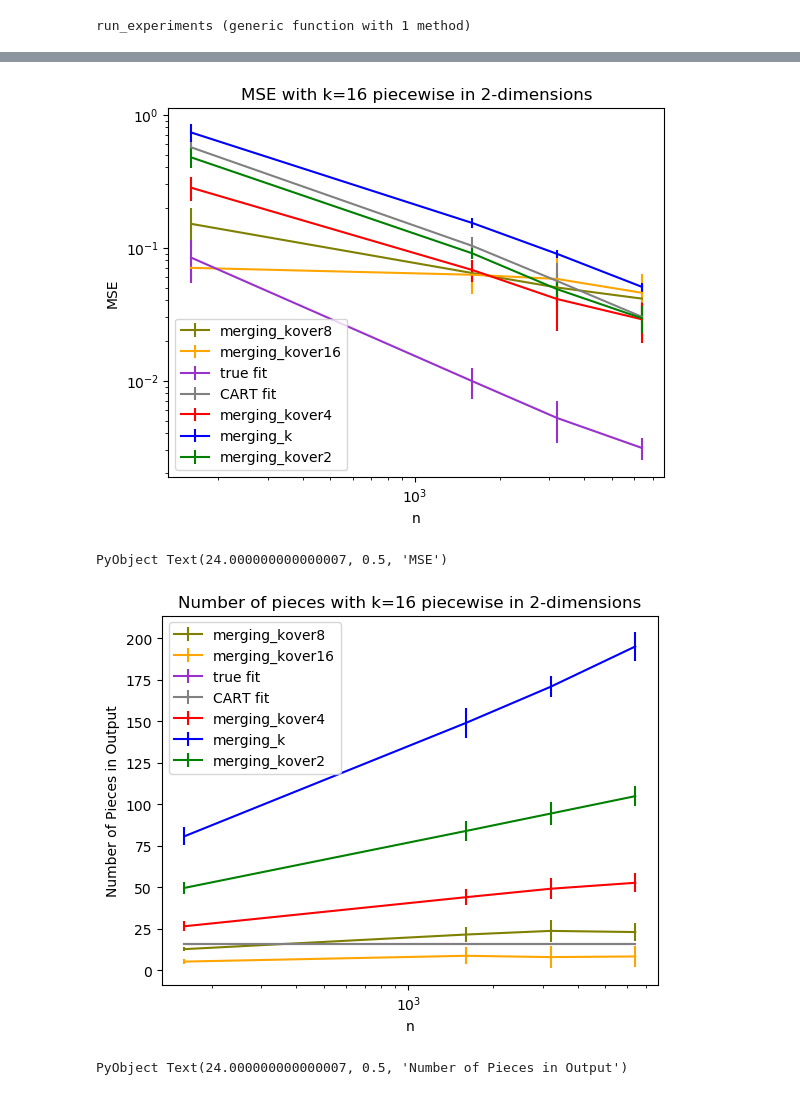
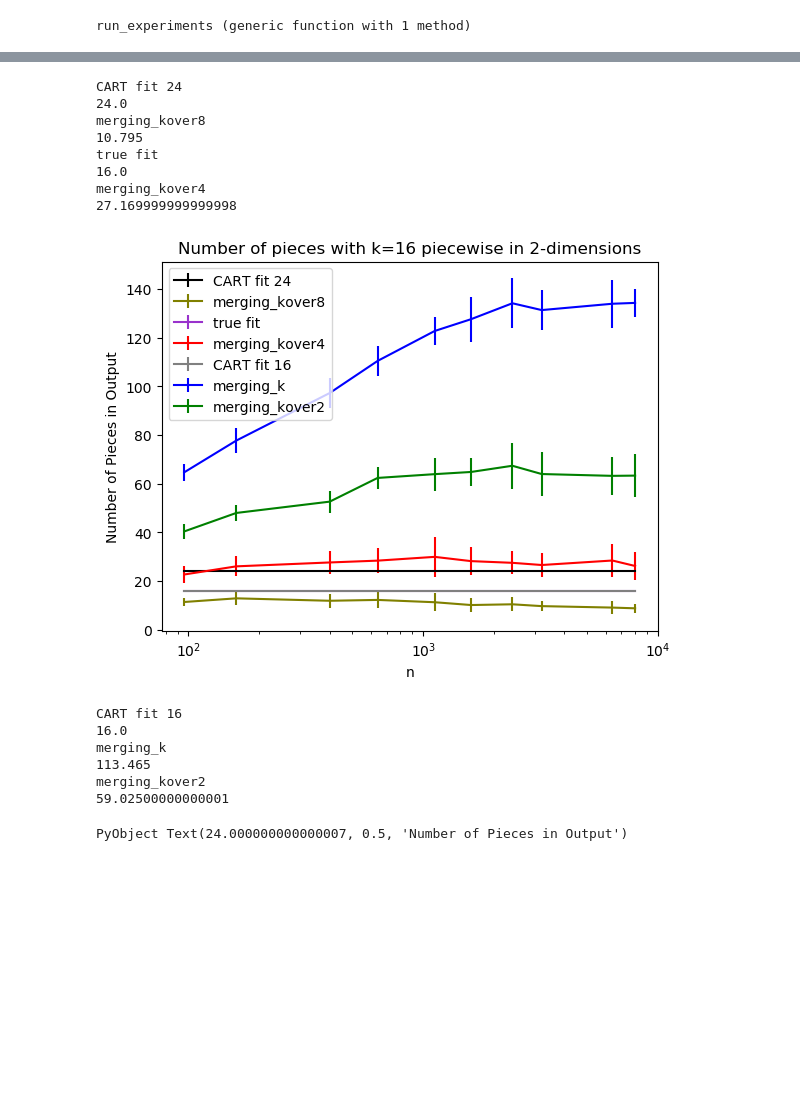
Before and after one commit to avoloshinov/multidimensional-segmented-regression, a Jupyter notebook: src/testing/synthetic_data_experiments_constant.ipynb, the cells around one changed output, grey strips where cells are left out. Saved outputs shown, nothing was run; the diff lists cells and outputs as text; code cells hidden in the pictures; blank space fills up the shorter version.

```diff
--- a/src/testing/synthetic_data_experiments_constant.ipynb
+++ b/src/testing/synthetic_data_experiments_constant.ipynb
@@ -13,10 +12,10 @@ include("synthetic_experiments_constant.jl")
 run_experiments (generic function with 1 method)
 # %%
 #Set parameters
-num_trials = 10
+num_trials = 20
 sigma = 1.0
 k=16                             # true number of pieces/rectangles of function
-n_vals=[k*10, k*100,k*200,k*400]   #  number of samples
+n_vals=[k*6,k*10, k*25, k*40, k*70, k*100, k*150,k*200,k*400,k*500]   #  number of samples
 d = 10                             # dimension of samples
 z = 2                             # the number of dimensions the piecewise functions are defined in
 
@@ -35,0 +24,3 @@ Dict{String,String} with 7 entries:
+# %%
+algo_colors = Dict([("merging_k", "blue"), ("merging_kover2", "green"), ("merging_kover4", "red"), ("merging_kover8", "olive"),("true fit", "darkorchid"),("CART fit 16", "gray"),("CART fit 24", "black")])
+algo_names = Dict([("merging_k", "merging, 113 pieces"), ("merging_kover2", "merging, 59 pieces"), ("merging_kover4", "merging, 27 pieces"), ("merging_kover8", "merging, 11 pieces"),("true fit", "true fit, 16 pieces"),("CART fit 16","CART, 16 pieces"),("CART fit 24","CART, 24 pieces")])
@@ -35,0 +36,15 @@ Dict{String,String} with 7 entries:
+# %%
+for (algo_name, algo_mses) in mses_mean
+    errorbar(n_vals, algo_mses, yerr=mses_std[algo_name], label=algo_names[algo_name], color=algo_colors[algo_name])
+end
+#plot(n_vals, 200.0 ./ n_vals, label="C/n")
+#plot(n_vals, 5.0 ./ sqrt(n_vals), label="C/sqrt(n)", color="olive")
+title("MSE for merging vs CART on synthetic data")
+yscale("log")
+xscale("log")
+xlabel("n")
+ylabel("MSE")
+#legend(bbox_to_anchor=(1.05, .7), loc=2, borderaxespad=0.)
+handles, labels = plt.gca().get_legend_handles_labels()
+order = [5,1,2,4,7,6,3]
+legend([handles[idx] for idx in order],[labels[idx] for idx in order],bbox_to_anchor=(1.05, .7), loc=2, borderaxespad=0.)
@@ -36,33 +54,34 @@ Dict{String,String} with 7 entries:
 # %%
-for (algo_name, algo_mses) in mses_mean
-    errorbar(n_vals, algo_mses, yerr=mses_std[algo_name], label=algo_name, color=algo_colors[algo_name])
+for (algo_name, algo_pieces) in pieces_mean
+    errorbar(n_vals, algo_pieces, yerr=pieces_std[algo_name], label=algo_name, color=algo_colors[algo_name])
+    println(algo_name)
+    println(mean(algo_pieces))
 end
 #plot(n_vals, 200.0 ./ n_vals, label="C/n")
 #plot(n_vals, 5.0 ./ sqrt(n_vals), label="C/sqrt(n)", color="olive")
 legend()
-title("MSE with k=16 piecewise in 2-dimensions")
-yscale("log")
+title("Number of pieces with k=16 piecewise in 2-dimensions")
+yscale("linear")
 xscale("log")
 xlabel("n")
-ylabel("MSE")
+ylabel("Number of Pieces in Output")
 # %% [output]
+CART fit 24
+24.0
+merging_kover8
+10.795
+true fit
+16.0
+merging_kover4
+27.169999999999998
-[figure, old version]
+[figure, new version]
-PyObject Text(24.000000000000007, 0.5, 'MSE')
+CART fit 16
+16.0
+merging_k
+113.465
+merging_kover2
+59.02500000000001
+PyObject Text(24.000000000000007, 0.5, 'Number of Pieces in Output')
-# %%
-for (algo_name, algo_pieces) in pieces_mean
-    errorbar(n_vals, algo_pieces, yerr=pieces_std[algo_name], label=algo_name, color=algo_colors[algo_name])
-end
-#plot(n_vals, 200.0 ./ n_vals, label="C/n")
-#plot(n_vals, 5.0 ./ sqrt(n_vals), label="C/sqrt(n)", color="olive")
-legend()
-title("Number of pieces with k=16 piecewise in 2-dimensions")
-yscale("linear")
-xscale("log")
-xlabel("n")
-ylabel("Number of Pieces in Output")
-# %% [output]
-[figure, removed]
-PyObject Text(24.000000000000007, 0.5, 'Number of Pieces in Output')
 # %%
 for (algo_name, algo_times) in times_mean
     errorbar(n_vals, algo_times, yerr=times_std[algo_name], label=algo_name, color=algo_colors[algo_name])
```
Also changed, not shown: parts of 6 cells of this notebook, 12 other files.
